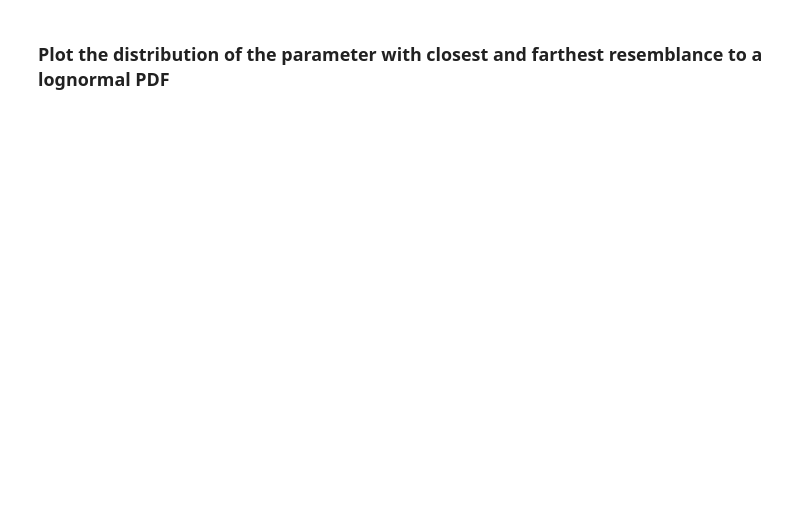
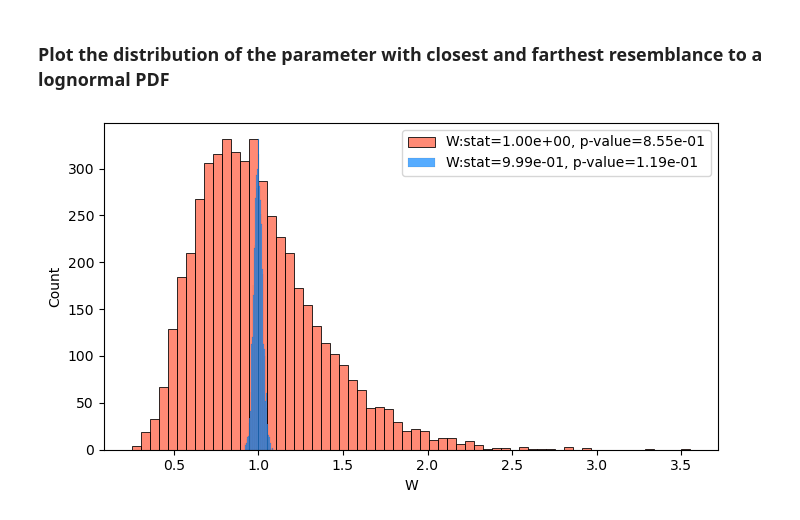
Before and after one commit to luca-fiorito-11/sandy, a Jupyter notebook: notebooks/notebook_shapiro.ipynb, the cells around one changed output. Cells and saved outputs as stored; diff of their text form; code cells hidden in the pictures; blank space fills up the shorter version.

```diff
--- a/notebooks/notebook_shapiro.ipynb
+++ b/notebooks/notebook_shapiro.ipynb
@@ -74,18 +106,20 @@ pd.DataFrame(stat_norm).merge(pd.DataFrame(stat_lognorm), **opts).rename_axis("#
 # %% [markdown]
 ### Plot the distribution of the parameter with closest and farthest resemblance to a lognormal PDF
 # %%
-test = smp_lognorm.test_shapiro(pdf="lognormal", size=5000)
+test = test_shapiro(smp_lognorm, pdf="lognormal", size=5000)
 
 fig, ax = plt.subplots(figsize=(7, 4), dpi=100)
 
 idx = test.statistic.idxmax()
 w = test.loc[idx]
 sns.histplot(data=smp_lognorm.data.loc[idx], label=f"W:stat={w.statistic:.2e}, p-value={w.pvalue:.2e}", color="tomato")
 
 idx = test.statistic.idxmin()
 w = test.loc[idx]
 sns.histplot(data=smp_lognorm.data.loc[idx], label=f"W:stat={w.statistic:.2e}, p-value={w.pvalue:.2e}", color="dodgerblue")
 
 ax.set(xlabel="W")
 ax.legend()
 fig.tight_layout()
+# %% [output]
+[figure, added]
```
Also changed, not shown: parts of 5 cells of this notebook.
